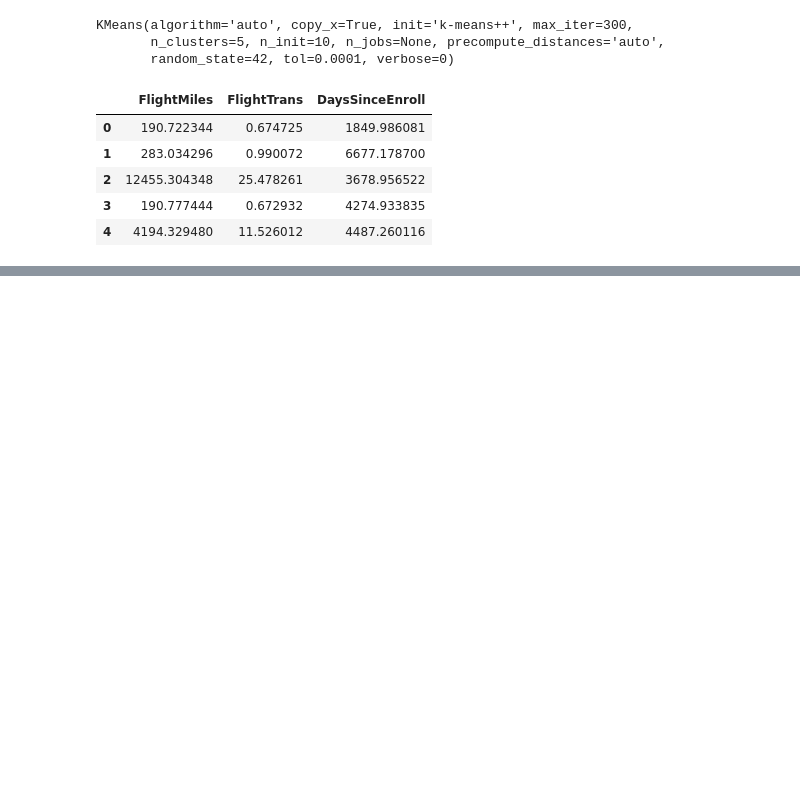
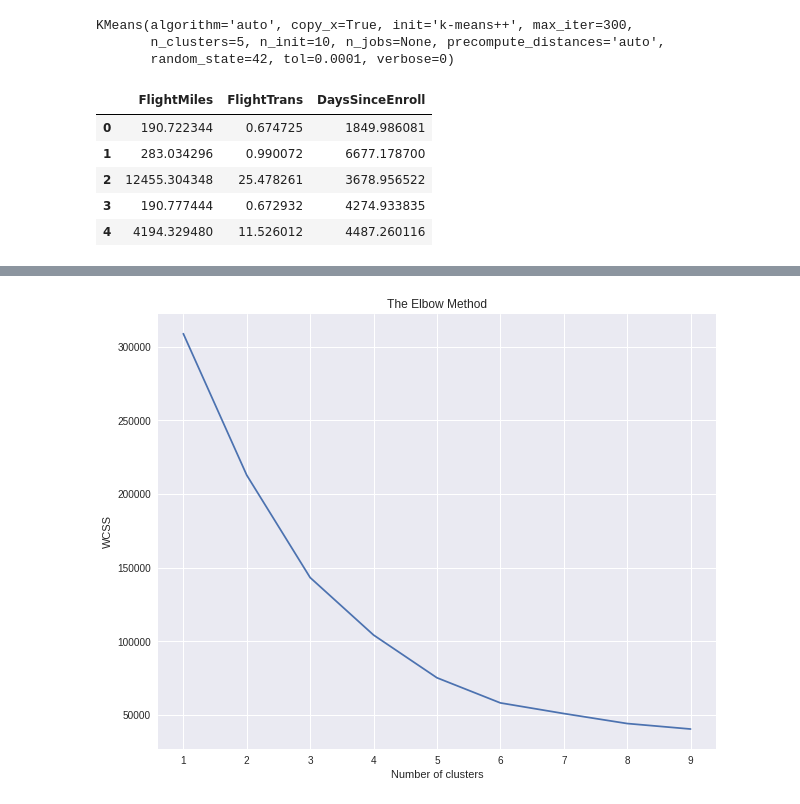
Before and after one commit to cornel-kim/samples, a Jupyter notebook: cluster1.ipynb, the cells around one changed output, grey strips where cells are left out. Drawn from its saved outputs; the diff is of its cells as text; code cells hidden in the pictures; blank space fills up the shorter version.

```diff
--- a/cluster1.ipynb
+++ b/cluster1.ipynb
@@ -101,3 +101,9 @@ clusters
 | 2 | 12455.304348 | 25.478261 | 3678.956522 |
 | 3 | 190.777444 | 0.672932 | 4274.933835 |
 | 4 | 4194.329480 | 11.526012 | 4487.260116 |
+# %%
+# Mall Customers
+# clustering airlines members
+import pandas
+customers = pandas.read_csv("https://modkenya.com/datascience/datasets/Mall_Customers.csv")
+customers
@@ -103,0 +124,22 @@ clusters
+# %%
+array = customers.values
+
+X = array[:, 2:5]
+
+# inertia...
+import matplotlib.pyplot as plt
+plt.style.use('seaborn')
+plt.figure(figsize=(10, 8))
+from sklearn.cluster import KMeans
+wcss = []
+for i in range(1, 10):
+     kmeans = KMeans(n_clusters = i, init = 'k-means++', random_state = 42)
+     kmeans.fit(X)
+     wcss.append(kmeans.inertia_)
+plt.plot(range(1, 10), wcss)
+plt.title('The Elbow Method')
+plt.xlabel('Number of clusters')
+plt.ylabel('WCSS')
+plt.show()
+# %% [output]
+[figure, added]
```
Also changed, not shown: parts of 3 cells of this notebook.
